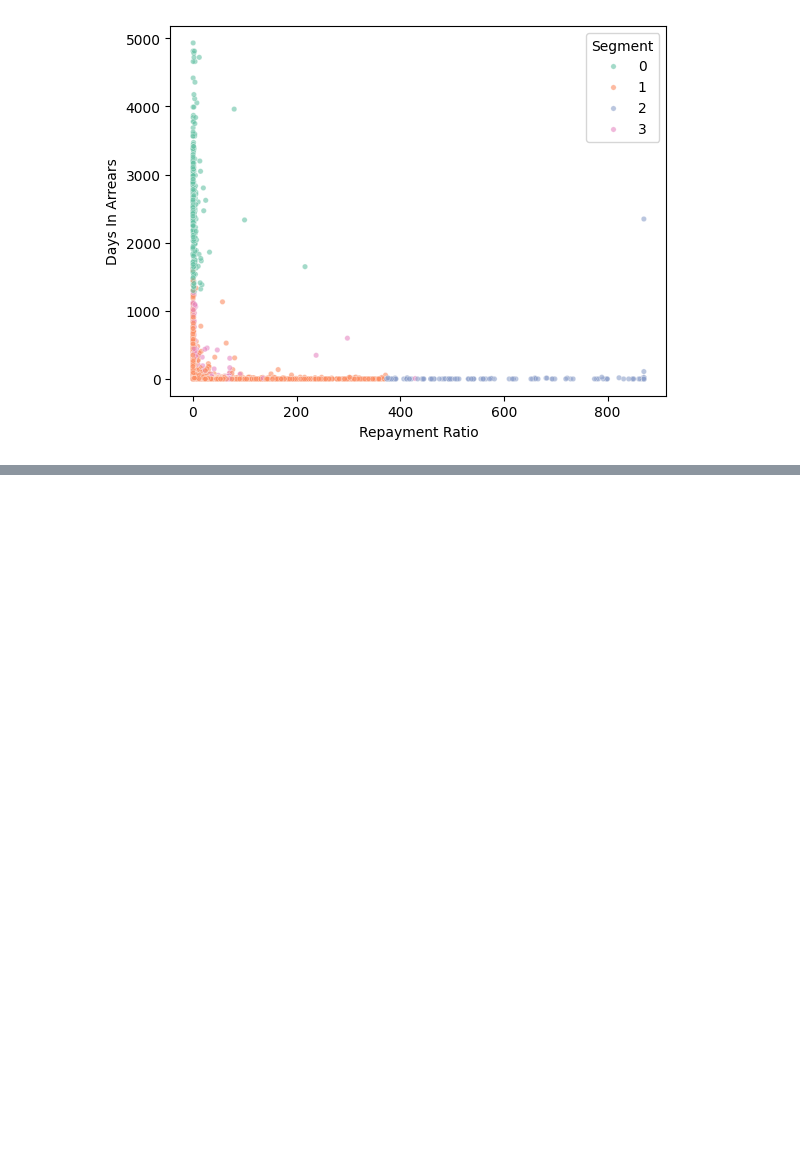
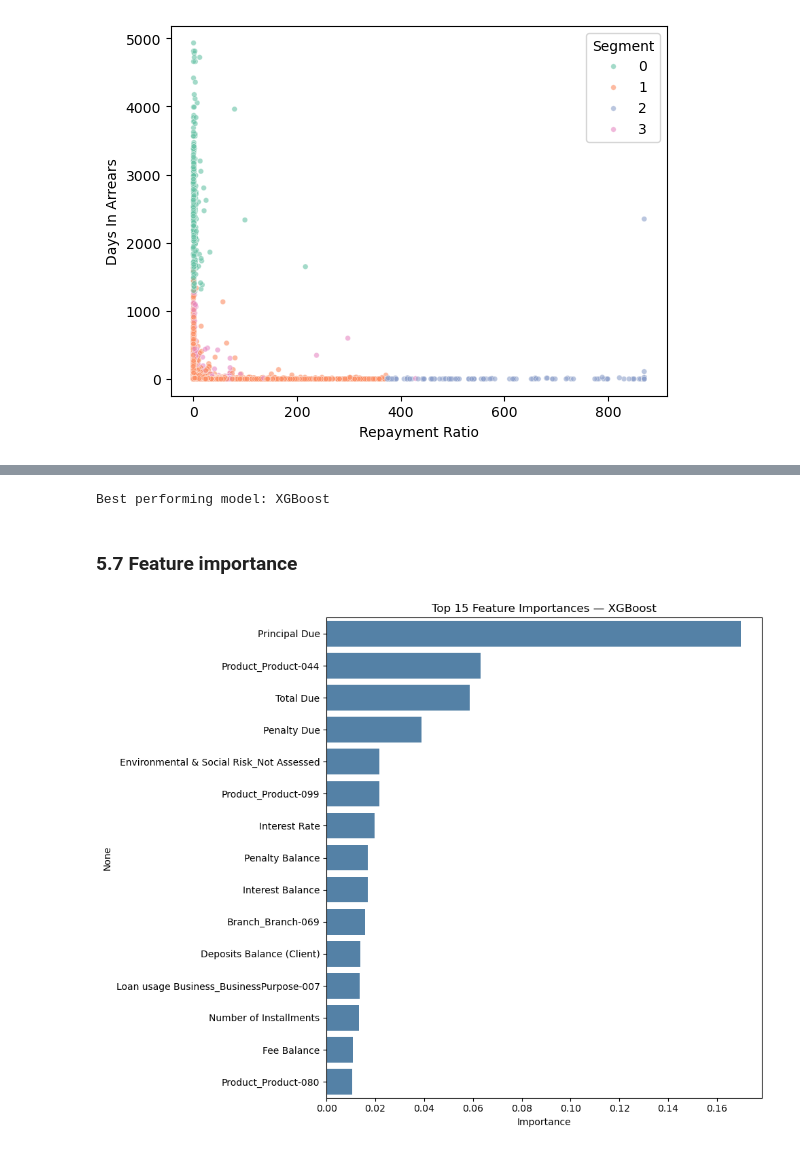
Before and after one commit to lemwaizz/DSFT_G6_Capstone, a Jupyter notebook: financial_dna.ipynb, the cells around one changed output, grey strips where cells are left out. Cells and saved outputs as stored; diff of their text form; code cells hidden in the pictures; blank space fills up the shorter version.

```diff
--- a/financial_dna.ipynb
+++ b/financial_dna.ipynb
@@ -1151,0 +1400,20 @@ plt.show()
+# %%
+best_model_name = results.loc[results['ROC-AUC'].idxmax(), 'Model']
+best_model = xgb_model if best_model_name == 'XGBoost' else lgb_model
+print(f"Best performing model: {best_model_name}")
+# %% [output]
+Best performing model: XGBoost
+# %% [markdown]
+### 5.7 Feature importance
+# %%
+importances = pd.Series(best_model.feature_importances_, index=X_encoded.columns)
+top_features = importances.sort_values(ascending=False).head(15)
+
+plt.figure(figsize=(10, 8))
+sns.barplot(x=top_features.values, y=top_features.index, color='steelblue')
+plt.title(f'Top 15 Feature Importances — {best_model_name}')
+plt.xlabel('Importance')
+plt.tight_layout()
+plt.show()
+# %% [output]
+[figure, added]
```
Also changed, not shown: parts of 37 cells of this notebook.
